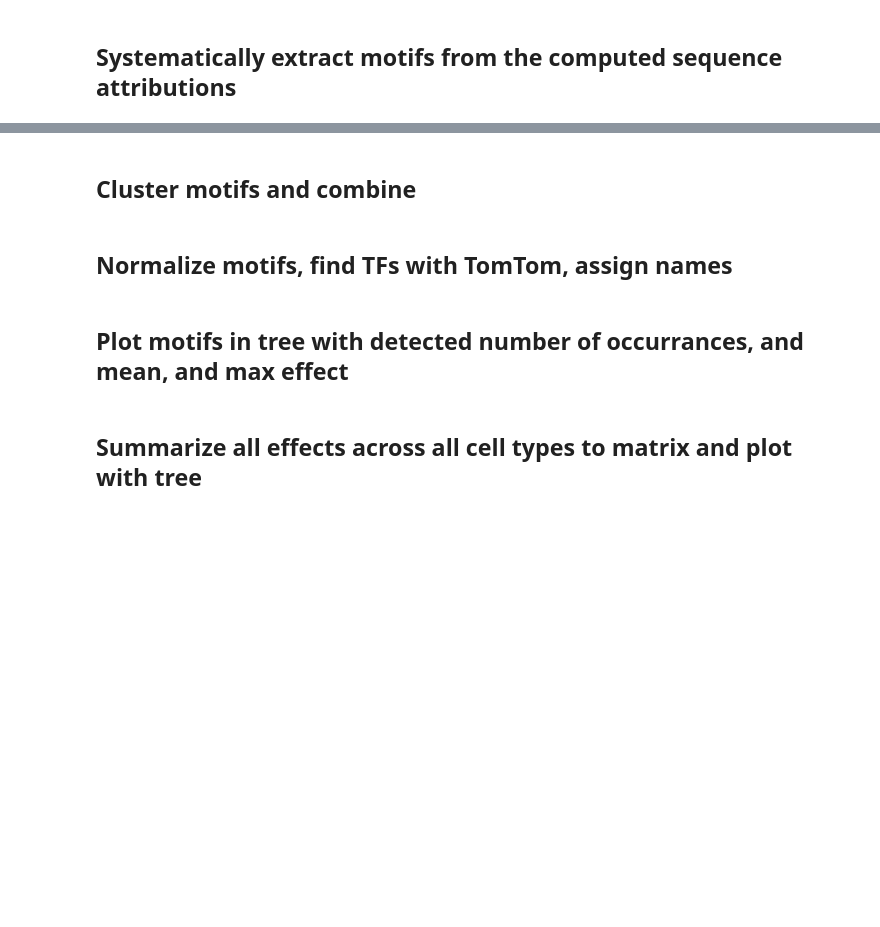
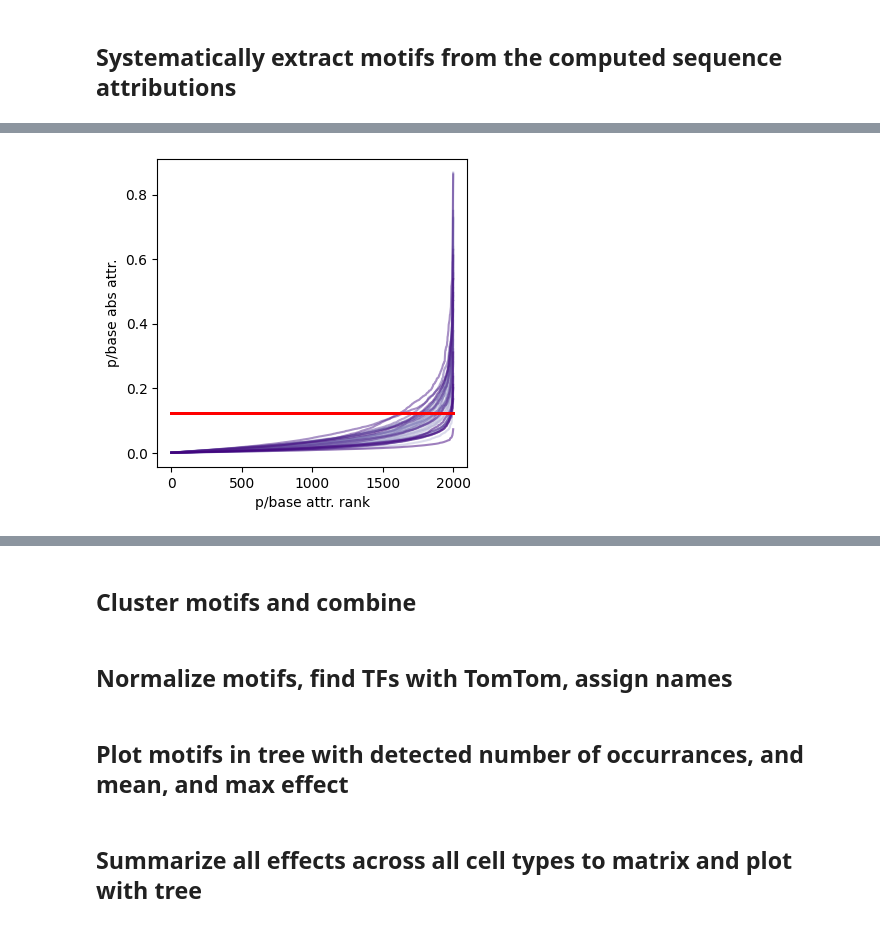
Before and after one commit to sasselab/DRG, a Jupyter notebook: examples/DRGpipeline.ipynb, the cells around one changed output, grey strips where cells are left out. Saved outputs shown, nothing was run; the diff lists cells and outputs as text; code cells hidden in the pictures; blank space fills up the shorter version.

Commit message:
Finished motif extraction for notebook pipeline

```diff
--- a/examples/DRGpipeline.ipynb
+++ b/examples/DRGpipeline.ipynb
@@ -576,3 +595,98 @@ Condensed grad attributions of shape (6, 1, 5, 30)
 ## Systematically extract motifs from the computed sequence attributions
 # %%
 # TODO make the find function work with sparse attributions
+
+from drg_tools.motif_analysis import find_motifs
+from drg_tools.io_utils import write_meme_file
+from drg_tools.plotlib import plotHist
+import matplotlib.pyplot as plt
+import matplotlib.pyplot as pl
+
+# Select sequence with highest signal and close to measured
+testmask = np.sum((np.abs(Y[testset]-test_predictions)<1.) * (test_predictions > 5.), axis = 1) >1
+print(f'Selected {int(np.sum(testmask))} sequences that differ at most 1 in cell types where they have signal over 5')
+# indices of sequences
+selcted_indices = testset[testmask]
+
+# Get the selected sequences
+selected_sequences = X[selcted_indices]
+# Get the selected names
+selected_names = inputnames[selcted_indices]
+
+# Compute gradients for all tracks
+gradattr = takegrad(selected_sequences, model, tracks = None, device='cuda:0', output='attributions')
+
+sigcut = 1.95 * np.mean(np.std(gradattr, axis = (-1,-2)))
+print(f'Estimated cutoff for significance from standard deviation {sigcut}')
+# Plot distribution of absolute attribution effect against their rank
+# To determine best estimate for significance cut off
+nd = 50
+rt = 8
+colors = pl.cm.Purples(np.linspace(0,1,nd))
+fig = plt.figure(figsize = (4,4))
+ax = fig.add_subplot(111)
+for i in range(nd):
+    absgrad = np.abs(gradattr[i,rt].flatten())
+    absgrad = np.sort(absgrad)
+    rank = np.argsort(np.argsort(absgrad))
+    ax.plot(rank, absgrad, alpha = 0.5, c = colors[i])
+    ax.plot(rank, np.ones(len(rank))*sigcut, c = 'r')
+ax.set_xlabel('p/base attr. rank')
+ax.set_ylabel('p/base abs attr.')
+plt.show()
+
+# Use this cutoff to extract motifs from attributions for all tracks
+# also record the mean and max effect, and scale attributions to abs max of 1 to cluster smaller motifs with larger ones
+maxgap = 1 # Define max allowed gap
+minsig = 4 # Define minumum number of significant bases
+# Motifs are detected on the attributions of the reference base
+print(gradattr.shape, selected_sequences.shape)
+stats = np.sum(gradattr * selected_sequences[:, None], axis = -2)
+print(stats.shape)
+# From experience, we have seen that sometimes xAI methods can smear the attributions
+# We don't want to include long motifs with no significance, so we also restrict ourselves
+# to motifs shorter than 30bp
+max_motlen = 30
+normed_motifs = []
+motif_mean_effect = []
+motif_max_effect = []
+motif_borders = []
+N_motifs = []
+for c, ct in enumerate(header):
+    norm_mot, mot_mean, mot_max, mot_bor, n_mot = [], [], [], [], []
+    for i in range(gradattr.shape[0]):
+        motiflocs = find_motifs(stats[i, c], sigcut, maxgap, minsig) # Returns a list of lists with positions of the motifs
+        n_mot.append(len(motiflocs))
+        for ml in motiflocs:
+            if ml[-1]-ml[0] < max_motlen:
+                mot_bor.append([ml[0], ml[-1]+1])
+                # Negative or positive max
+                mot_max.append(stats[i, c][ml[0]: ml[-1]+1][np.argmax(np.abs(stats[i, c][ml[0]: ml[-1]+1]))])
+                mot_mean.append(np.mean(stats[i, c][ml[0]: ml[-1]+1]))
+                norm_mot.append(gradattr[i, c][:, ml[0]: ml[-1]+1]/mot_max[-1]) # To max normalized and sign adjusted motif
+
+    normed_motifs.append(norm_mot)
+    motif_mean_effect.append(np.array(mot_mean))
+    motif_max_effect.append(np.array(mot_max))
+    motif_borders.append(np.array(mot_bor,dtype = int))
+    N_motifs.append(n_mot)
+
+output_path = os.path.expanduser('~/CZS/Projects/ZebraFishDevelopment/Models/')
+model_stem = 'psd.bulk.zfish_atac.10hpf.lg1x.qnonoh-cv0-0_MSEk300l19FfGELUmax2vlCosssft51_dc1i1d1s1l7r1_tc5dNoned1s1r6l7ma2nfc2s512fdo0.1tr4e-06SGD0.9bs64-F'
+# Save the seqlets
+seqlet_file = os.path.join(output_path, model_stem) + '_seqlets.npz'
+np.savez_compressed(seqlet_file, names = selected_names, cells = header, seqlets = np.array(normed_motifs, dtype = object),
+                    mean_effect = np.array(motif_mean_effect, dtype = object), max_effect = np.array(motif_max_effect, dtype = object),
+                    borders = np.array(motif_borders, dtype = object))
+
+# For every cell type, plot the distribution of the number of motifs
+fig, axes = plt.subplots(5, 3, figsize = (3 *3, 5*3))
+for h, head in enumerate(header):
+    ax = axes[h//3,h%3]
+    ax.hist(N_motifs[h], bins = np.arange(15))
+    ax.set_title(head)
+    ax.set_ylim([0,120])
+plt.tight_layout()
+fig.text(0.5, 0.04, 'Number motifs', ha='center')
+plt.show()
+# %% [output]
@@ -578,0 +696 @@ Condensed grad attributions of shape (6, 1, 5, 30)
+[figure, added]
```
Also changed, not shown: parts of 9 cells of this notebook, 3 other files.
